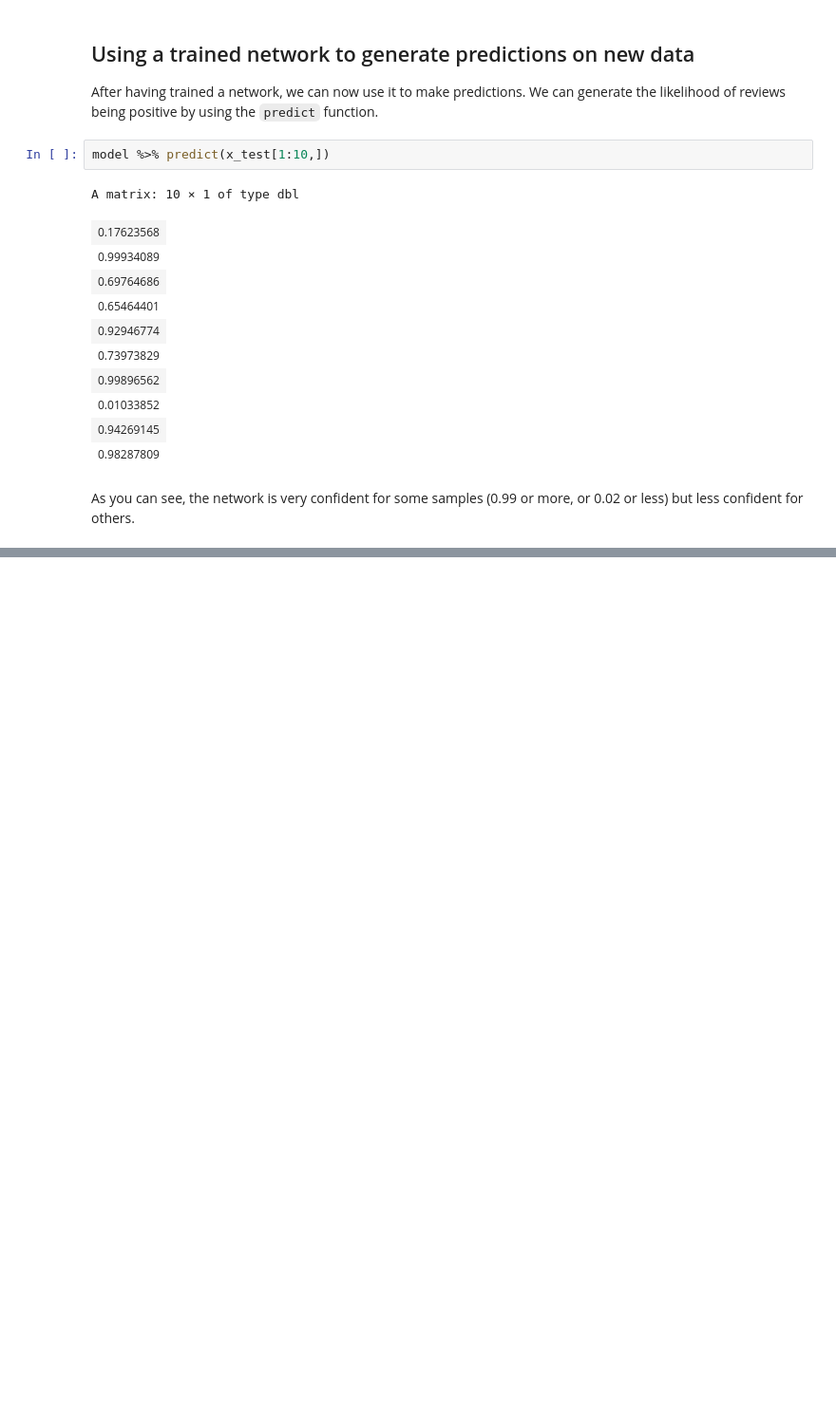
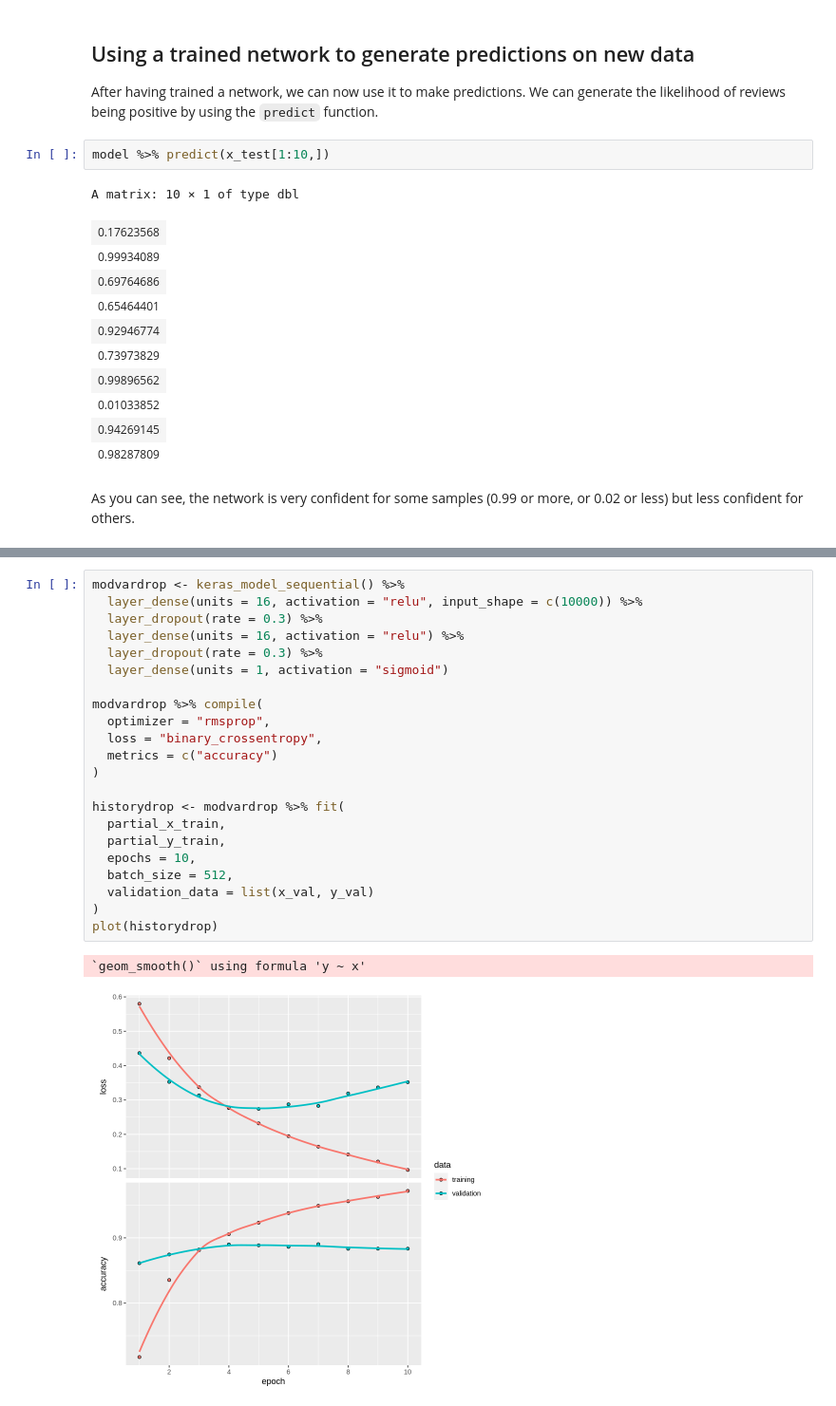
Before and after one commit to Fabrizio211/64061_AdvancedMachineLearning_ffiorini, a Jupyter notebook: Assignment_1_Neural_Networks/Assignment_1_AML_Neural_Network.ipynb, the cells around one changed output, grey strips where cells are left out. Shown: that part at 95% size. Cells and saved outputs as stored; diff of their text form; blank space fills up the shorter version.

```diff
--- a/Assignment_1_Neural_Networks/Assignment_1_AML_Neural_Network.ipynb
+++ b/Assignment_1_Neural_Networks/Assignment_1_AML_Neural_Network.ipynb
@@ -530,0 +488,25 @@ overfits much more severely. Its validation loss is also noisier
+# %%
+modvardrop <- keras_model_sequential() %>%
+  layer_dense(units = 16, activation = "relu", input_shape = c(10000)) %>%
+  layer_dropout(rate = 0.3) %>%
+  layer_dense(units = 16, activation = "relu") %>%
+  layer_dropout(rate = 0.3) %>%
+  layer_dense(units = 1, activation = "sigmoid")
+
+modvardrop %>% compile(
+  optimizer = "rmsprop",
+  loss = "binary_crossentropy",
+  metrics = c("accuracy")
+)
+
+historydrop <- modvardrop %>% fit(
+  partial_x_train,
+  partial_y_train,
+  epochs = 10,
+  batch_size = 512,
+  validation_data = list(x_val, y_val)
+)
+plot(historydrop)
+# %% [output]
+`geom_smooth()` using formula 'y ~ x'
+[figure, added]
```
Also changed, not shown: parts of 41 cells of this notebook.
